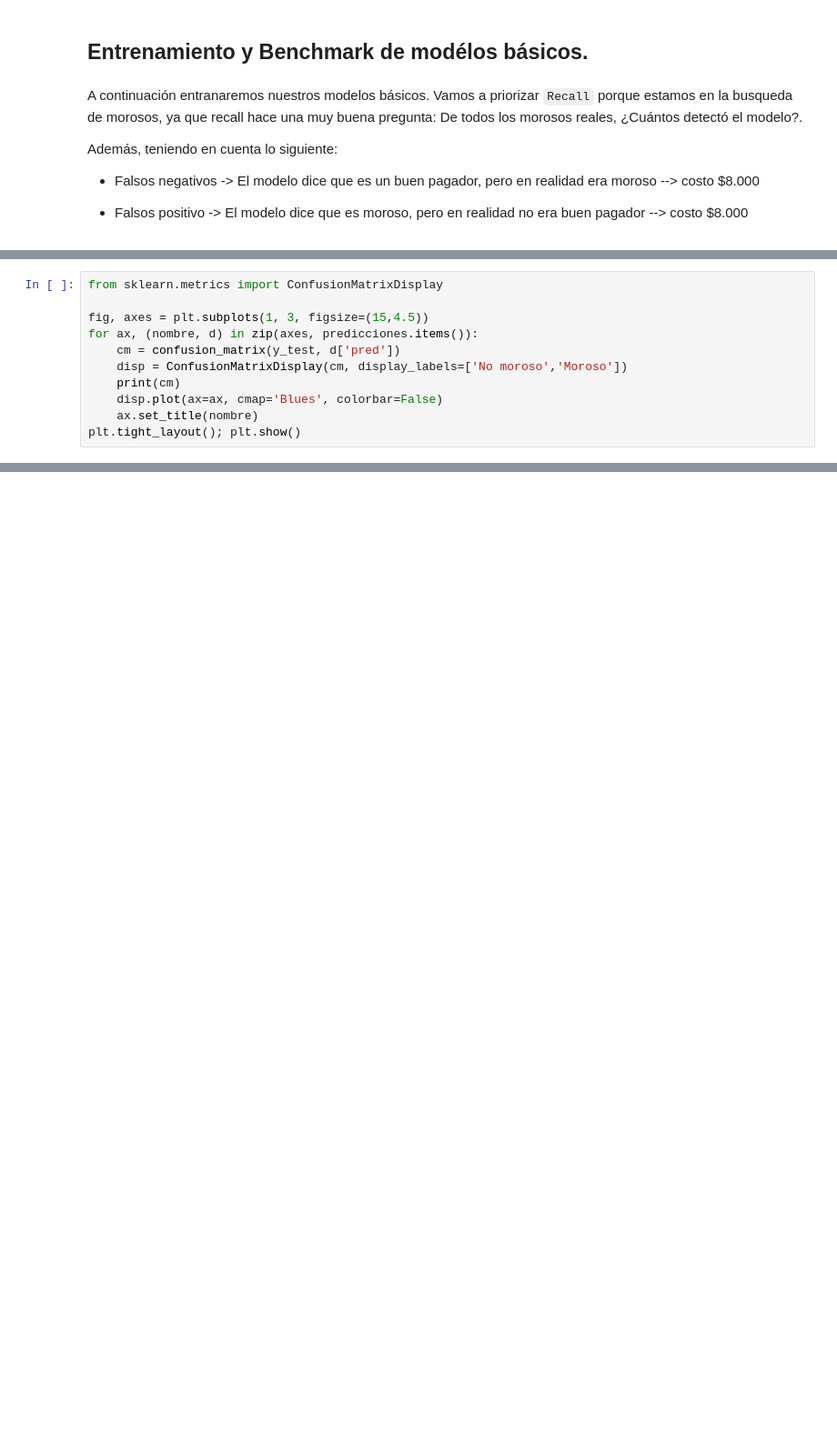
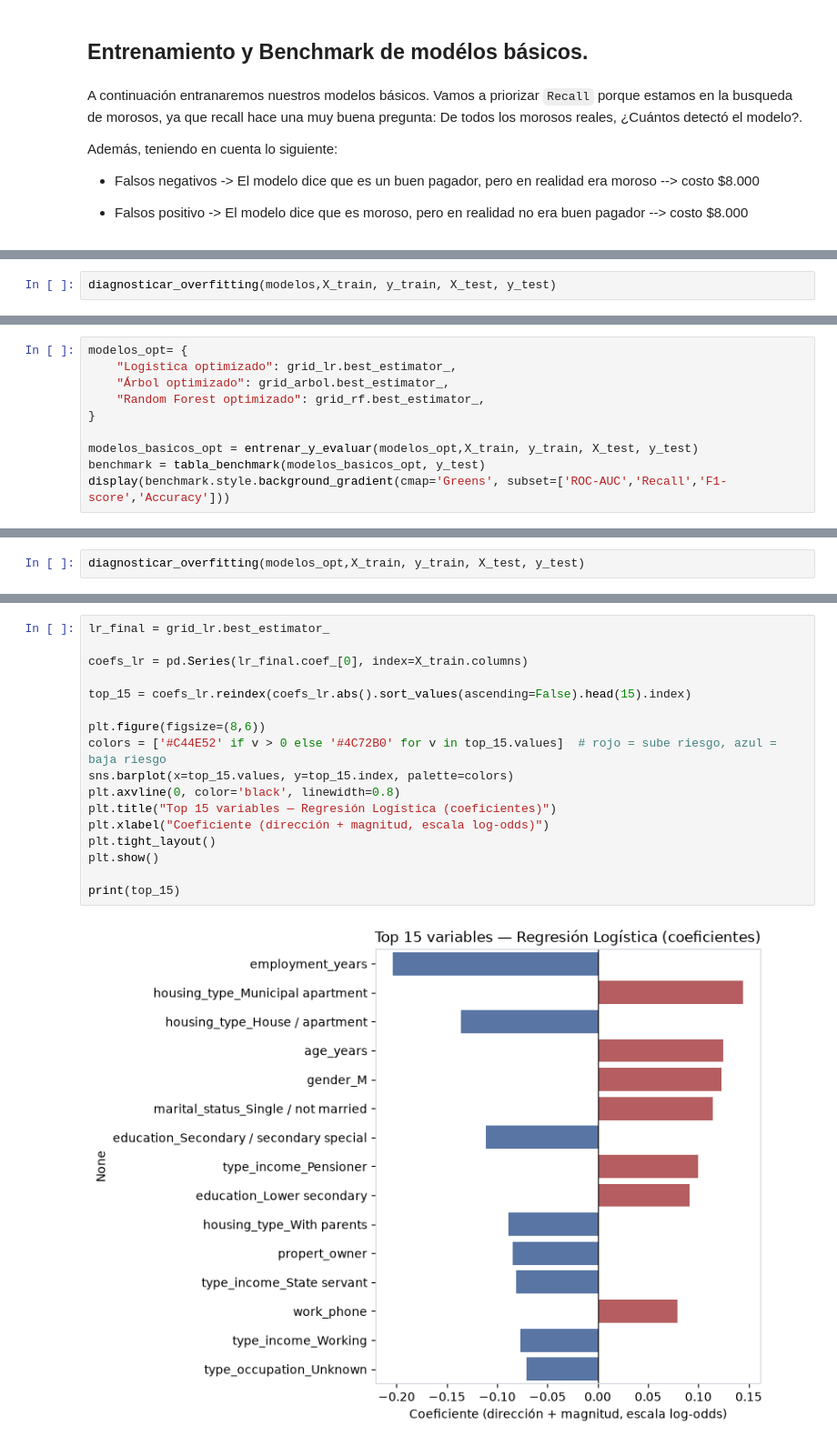
Before and after one commit to antonio-xrp/riesgo_credito, a Jupyter notebook: notebooks/riesgo_credito.ipynb, the cells around one changed output, grey strips where cells are left out. Shown at 91% size. Drawn from its saved outputs; the diff is of its cells as text; blank space fills up the shorter version.

Commit message:
Benchmark models plus READM

```diff
--- a/notebooks/riesgo_credito.ipynb
+++ b/notebooks/riesgo_credito.ipynb
@@ -1294,11 +1193,0 @@ plt.show()
-# %%
-from sklearn.metrics import ConfusionMatrixDisplay
-
-fig, axes = plt.subplots(1, 3, figsize=(15,4.5))
-for ax, (nombre, d) in zip(axes, predicciones.items()):
-    cm = confusion_matrix(y_test, d['pred'])
-    disp = ConfusionMatrixDisplay(cm, display_labels=['No moroso','Moroso'])
-    print(cm)
-    disp.plot(ax=ax, cmap='Blues', colorbar=False)
-    ax.set_title(nombre)
-plt.tight_layout(); plt.show()
@@ -1312,0 +1313,2 @@ plt.tight_layout(); plt.show()
+# %%
+diagnosticar_overfitting(modelos,X_train, y_train, X_test, y_test)
@@ -1312,0 +1418,10 @@ plt.tight_layout(); plt.show()
+# %%
+modelos_opt= {
+    "Logistica optimizado": grid_lr.best_estimator_,
+    "Árbol optimizado": grid_arbol.best_estimator_,
+    "Random Forest optimizado": grid_rf.best_estimator_,
+}
+
+modelos_basicos_opt = entrenar_y_evaluar(modelos_opt,X_train, y_train, X_test, y_test)
+benchmark = tabla_benchmark(modelos_basicos_opt, y_test)
+display(benchmark.style.background_gradient(cmap='Greens', subset=['ROC-AUC','Recall','F1-score','Accuracy']))
@@ -1312,0 +1438,2 @@ plt.tight_layout(); plt.show()
+# %%
+diagnosticar_overfitting(modelos_opt,X_train, y_train, X_test, y_test)
@@ -1312,0 +1459,19 @@ plt.tight_layout(); plt.show()
+# %%
+lr_final = grid_lr.best_estimator_
+
+coefs_lr = pd.Series(lr_final.coef_[0], index=X_train.columns)
+
+top_15 = coefs_lr.reindex(coefs_lr.abs().sort_values(ascending=False).head(15).index)
+
+plt.figure(figsize=(8,6))
+colors = ['#C44E52' if v > 0 else '#4C72B0' for v in top_15.values]  # rojo = sube riesgo, azul = baja riesgo
+sns.barplot(x=top_15.values, y=top_15.index, palette=colors)
+plt.axvline(0, color='black', linewidth=0.8)
+plt.title("Top 15 variables — Regresión Logística (coeficientes)")
+plt.xlabel("Coeficiente (dirección + magnitud, escala log-odds)")
+plt.tight_layout()
+plt.show()
+
+print(top_15)
+# %% [output]
+[figure, added]
```
Also changed, not shown: parts of 76 cells of this notebook, 3 other files.
